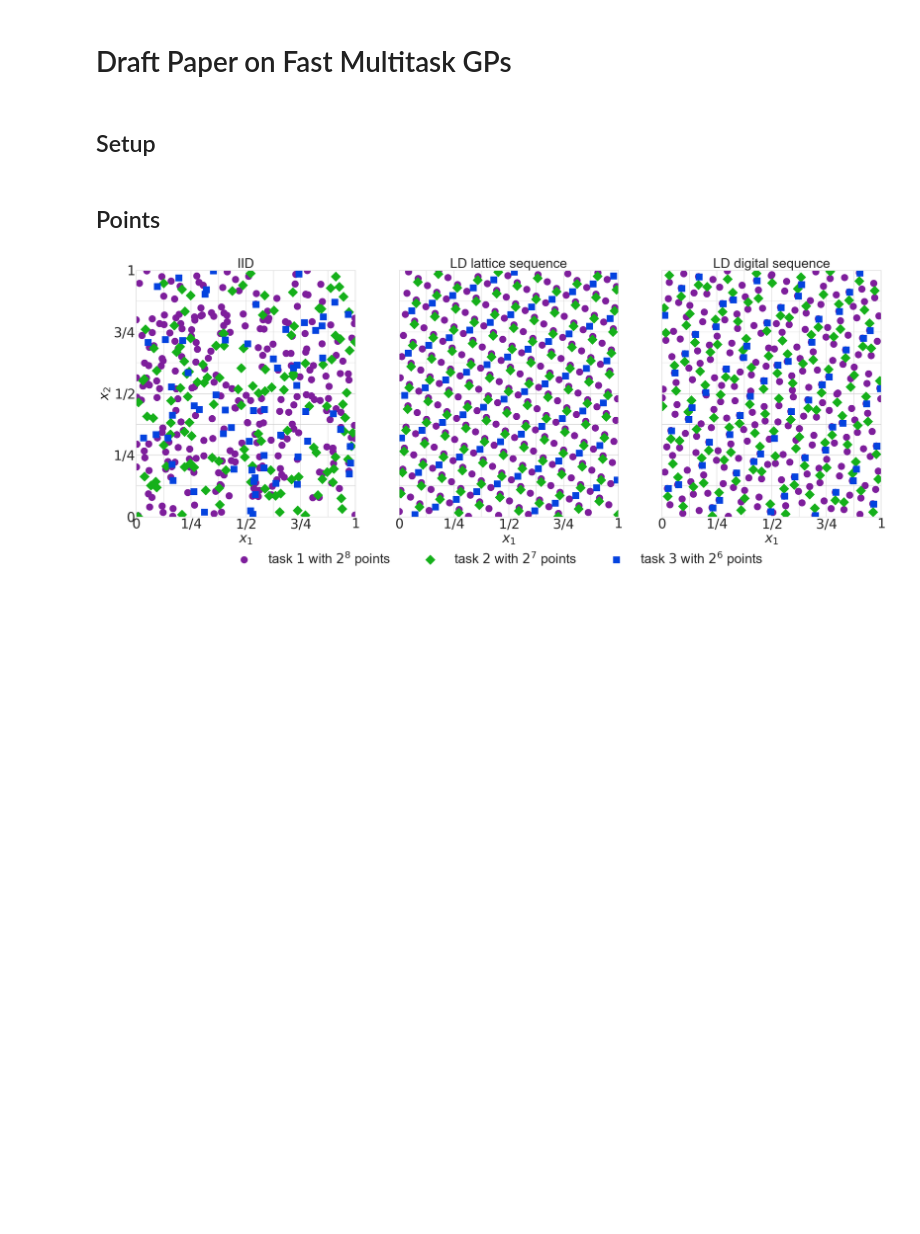
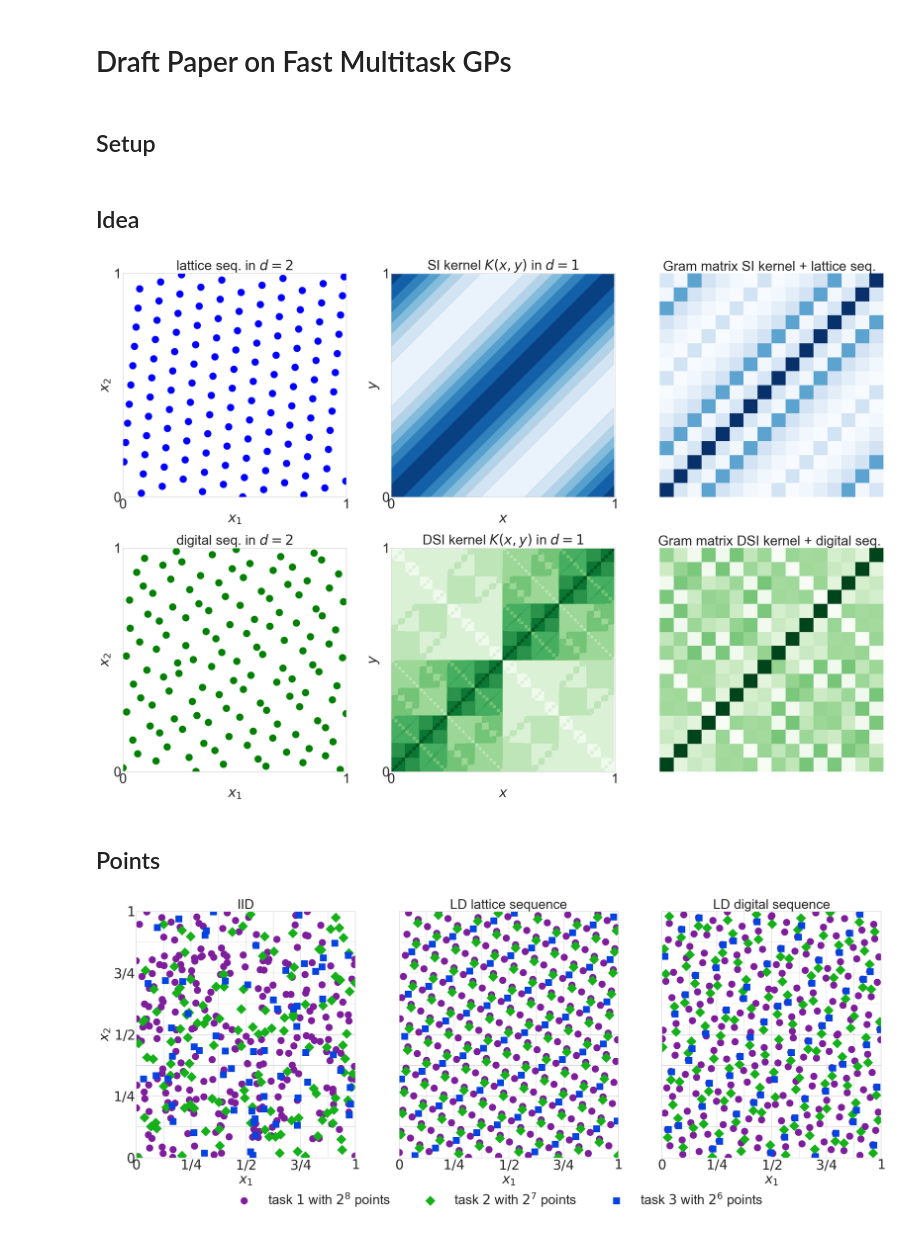
Before and after one commit to alegresor/fastgps, a Jupyter notebook: docs/examples/papers/fmtgps/fmtgps.ipynb, the cells around one changed output. Saved outputs shown, nothing was run; the diff lists cells and outputs as text; code cells hidden in the pictures; blank space fills up the shorter version.

```diff
--- a/docs/examples/papers/fmtgps/fmtgps.ipynb
+++ b/docs/examples/papers/fmtgps/fmtgps.ipynb
@@ -34,6 +34,52 @@ pyplot.rcParams['font.size'] = DEFAULTFONTSIZE
 pyplot.rcParams['lines.linewidth'] = 5
 pyplot.rcParams['lines.markersize'] = 15
 PW = 30 # inches
+# %% [markdown]
+## Idea
+# %%
+n = 2**7
+x_lat = qp.Lattice(2,seed=7,order="linear")(n)
+x_dn = qp.DigitalNetB2(2,seed=7)(n)
+xticks = np.linspace(0,1,251)[:-1]
+xmesh0,xmesh1 = np.meshgrid(xticks,xticks)
+kshow_lat = qp.KernelShiftInvar(1)(xticks[:,None,None],xticks[None,:,None])
+kshow_dn = qp.KernelDigShiftInvar(1,t=10)(xticks[:,None,None],xticks[None,:,None])
+n_kmat = 2**4
+x_lat_kmat = qp.Lattice(2,seed=7,order="linear")(n_kmat)
+x_dn_kmat = qp.DigitalNetB2(2,seed=7)(n_kmat)
+kmat_lat = qp.KernelShiftInvar(2,scale=1e3,lengthscales=1)(x_lat_kmat[:,None,:],x_lat_kmat[None,:,:])
+kmat_dn = qp.KernelDigShiftInvarCombined(2,scale=1e3,lengthscales=1e-3,t=10)(x_dn_kmat[:,None,:],x_dn_kmat[None,:,:])
+fig,ax = pyplot.subplots(nrows=2,ncols=3,figsize=(PW,PW/3*2))
+cmap_lat = sns.color_palette("Blues",as_cmap=True) # https://seaborn.pydata.org/tutorial/color_palettes.html
+cmap_dn = sns.color_palette("Greens",as_cmap=True) # https://seaborn.pydata.org/tutorial/color_palettes.html
+ax[0,0].scatter(x_lat[:,0],x_lat[:,1],color="blue")#cmap_lat.get_over())
+ax[1,0].scatter(x_dn[:,0],x_lat[:,1],color="green")#cmap_dn.get_over())
+ax[0,1].contourf(xmesh0,xmesh1,kshow_lat,cmap=cmap_lat)
+ax[1,1].contourf(xmesh0,xmesh1,kshow_dn,cmap=cmap_dn)
+ax[0,2].imshow(kmat_lat,cmap=cmap_lat)
+ax[1,2].imshow(kmat_dn,cmap=cmap_dn)
+ax[0,0].set_title(r"lattice seq. in $d=2$")
+ax[1,0].set_title(r"digital seq. in $d=2$")
+ax[0,1].set_title(r"SI kernel $K(x,y)$ in $d=1$")
+ax[1,1].set_title(r"DSI kernel $K(x,y)$ in $d=1$")
+ax[0,2].set_title(r"Gram matrix SI kernel + lattice seq. ")
+ax[1,2].set_title(r"Gram matrix DSI kernel + digital seq. ")
+for j in range(2):
+    ax[j,2].invert_yaxis()
+    ax[j,2].axis("off")
+    for k in range(2):
+        ax[j,k].set_xlim([0,1])
+        ax[j,k].set_xticks([0,1])
+        ax[j,k].set_ylim([0,1])
+        ax[j,k].set_yticks([0,1])
+        ax[j,k].set_aspect(1)
+    ax[j,0].set_xlabel(r"$x_1$")
+    ax[j,0].set_ylabel(r"$x_2$")
+    ax[j,1].set_xlabel(r"$x$")
+    ax[j,1].set_ylabel(r"$y$")
+fig.savefig("./idea.pdf",bbox_inches="tight")
+# %% [output]
+[figure, added]
 # %% [markdown]
 ## Points
 # %%
```
Also changed, not shown: 2 other files.
